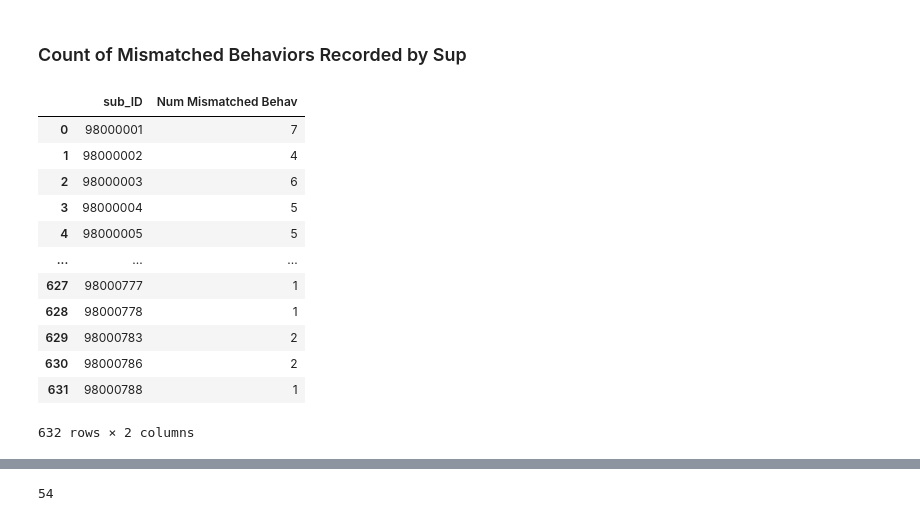
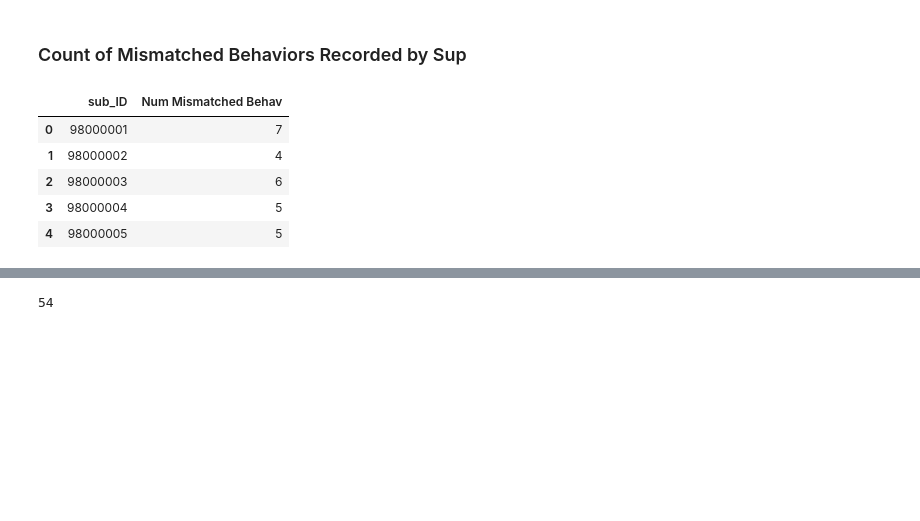
Before and after one commit to kyleanthonyr/Predicting-Employee-Attrition, a Jupyter notebook: notebooks/01-kar-data-wrangling.ipynb, the cells around one changed output, grey strips where cells are left out. Cells and saved outputs as stored; diff of their text form; code cells hidden in the pictures; blank space fills up the shorter version.

```diff
--- a/notebooks/01-kar-data-wrangling.ipynb
+++ b/notebooks/01-kar-data-wrangling.ipynb
@@ -309,26 +290,19 @@ efficacy
 # %% [markdown]
 ### Count of Mismatched Behaviors Recorded by Sup
 # %%
-# Find records where actual behave is misrecorded
+# Find records where actual behaviour is misrecorded
 mismatched_behav_df = df[df['behav_comptype_h'] != df['record_comptype']]
 
 # Get a count of mismatched records grouped by sub_id
 mm_behav_count = mismatched_behav_df.groupby('sub_ID')['behav_comptype_h'].count().reset_index()
 
 # Rename column more appropriately
-behavior.rename(columns={'behav_comptype_h':'Num Mismatched Behav'}, inplace=True)
-behavior
+mm_behav_count.rename(columns={'behav_comptype_h':'Num Mismatched Behav'}, inplace=True)
+mm_behav_count.head()
 # %% [output]
 |  | sub_ID | Num Mismatched Behav |
 | 0 | 98000001 | 7 |
 | 1 | 98000002 | 4 |
 | 2 | 98000003 | 6 |
 | 3 | 98000004 | 5 |
 | 4 | 98000005 | 5 |
-| ... | ... | ... |
-| 627 | 98000777 | 1 |
-| 628 | 98000778 | 1 |
-| 629 | 98000783 | 2 |
-| 630 | 98000786 | 2 |
-| 631 | 98000788 | 1 |
-632 rows × 2 columns
```
Also changed, not shown: parts of 6 cells of this notebook.
